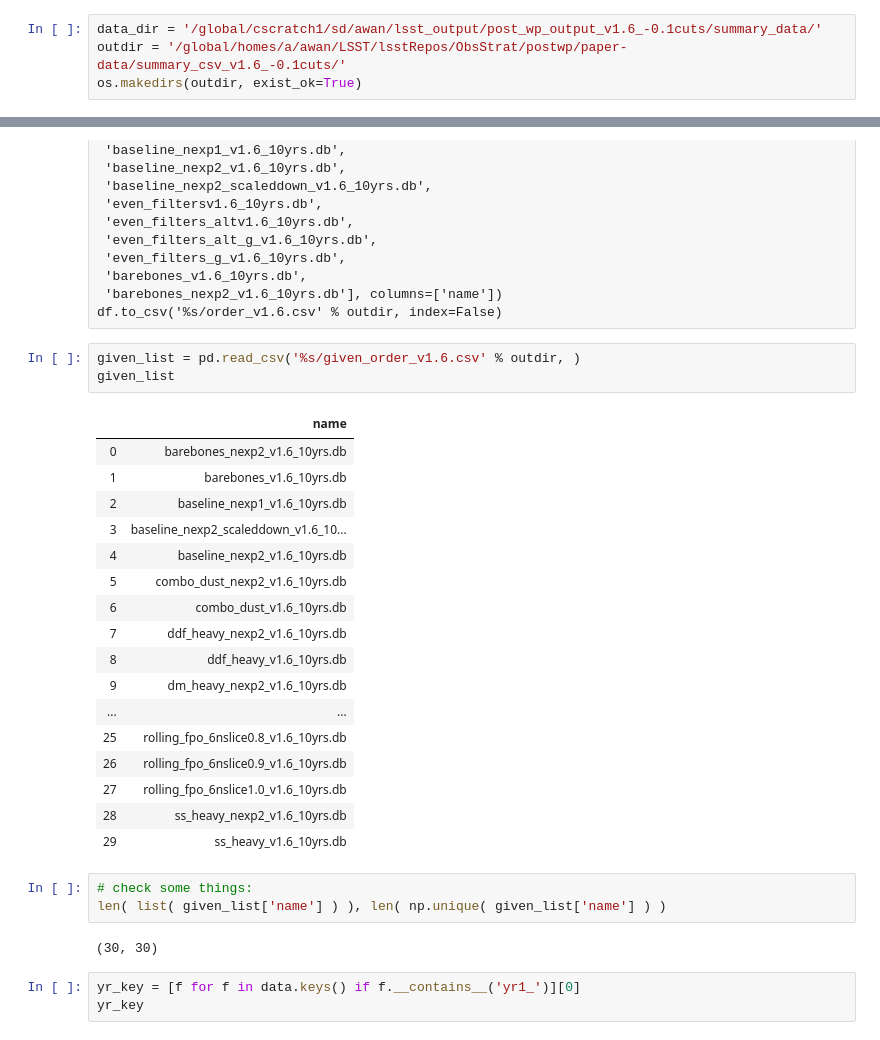
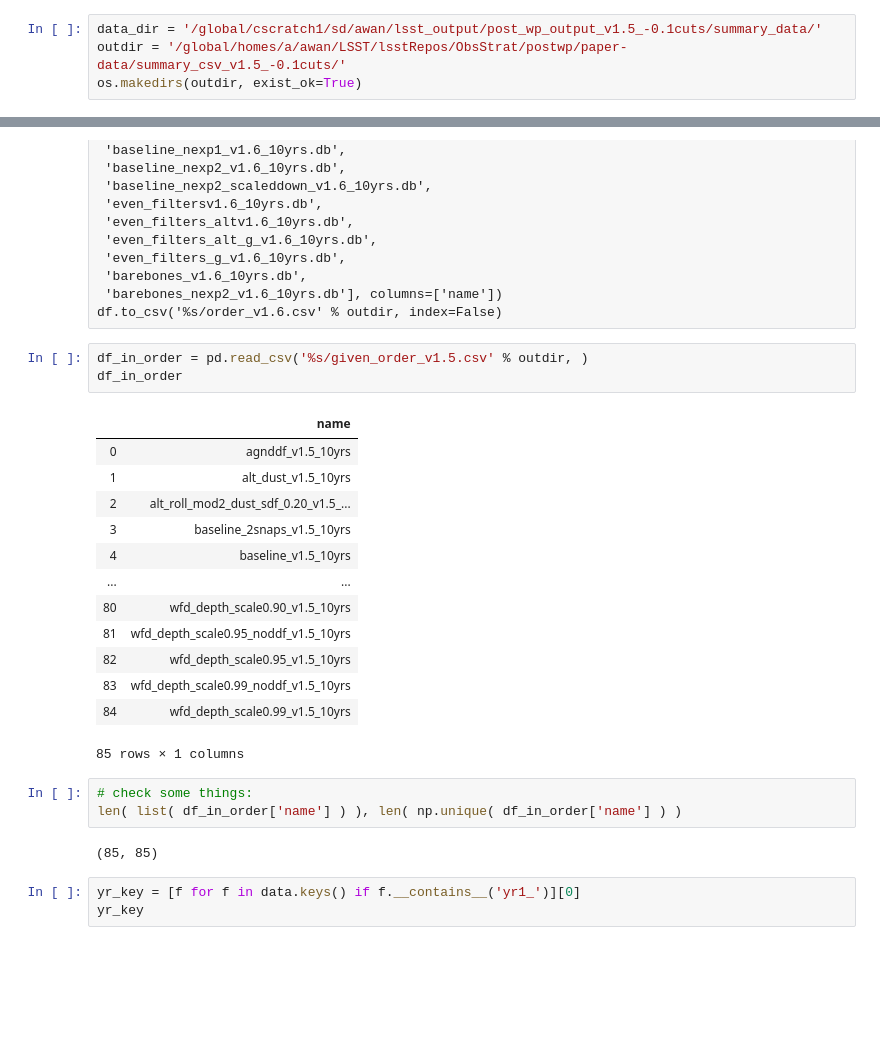
Before and after one commit to LSSTDESC/ObsStrat, a Jupyter notebook: postwp/paper_data.ipynb, the cells around one changed output, grey strips where cells are left out. Saved outputs shown, nothing was run; the diff lists cells and outputs as text; blank space fills up the shorter version.

Commit message:
updated notebook for v1.5 csv data for static and lss metrics.

```diff
--- a/postwp/paper_data.ipynb
+++ b/postwp/paper_data.ipynb
@@ -8,8 +8,8 @@ import os
 import pandas as pd
 %matplotlib inline
 # %%
-data_dir = '/global/cscratch1/sd/awan/lsst_output/post_wp_output_v1.6_-0.1cuts/summary_data/'
-outdir = '/global/homes/a/awan/LSST/lsstRepos/ObsStrat/postwp/paper-data/summary_csv_v1.6_-0.1cuts/'
+data_dir = '/global/cscratch1/sd/awan/lsst_output/post_wp_output_v1.5_-0.1cuts/summary_data/'
+outdir = '/global/homes/a/awan/LSST/lsstRepos/ObsStrat/postwp/paper-data/summary_csv_v1.5_-0.1cuts/'
 os.makedirs(outdir, exist_ok=True)
 # %% [markdown]
 #### read in the data for the static metrics and store as a dictionary
@@ -91,31 +91,27 @@ df = pd.DataFrame(['mw_heavy_v1.6_10yrs.db',
  'barebones_nexp2_v1.6_10yrs.db'], columns=['name'])
 df.to_csv('%s/order_v1.6.csv' % outdir, index=False)
 # %%
-given_list = pd.read_csv('%s/given_order_v1.6.csv' % outdir, )
-given_list
+df_in_order = pd.read_csv('%s/given_order_v1.5.csv' % outdir, )
+df_in_order
 # %% [output]
 |  | name |
-| 0 | barebones_nexp2_v1.6_10yrs.db |
-| 1 | barebones_v1.6_10yrs.db |
-| 2 | baseline_nexp1_v1.6_10yrs.db |
-| 3 | baseline_nexp2_scaleddown_v1.6_10... |
-| 4 | baseline_nexp2_v1.6_10yrs.db |
-| 5 | combo_dust_nexp2_v1.6_10yrs.db |
-| 6 | combo_dust_v1.6_10yrs.db |
-| 7 | ddf_heavy_nexp2_v1.6_10yrs.db |
-| 8 | ddf_heavy_v1.6_10yrs.db |
-| 9 | dm_heavy_nexp2_v1.6_10yrs.db |
+| 0 | agnddf_v1.5_10yrs |
+| 1 | alt_dust_v1.5_10yrs |
+| 2 | alt_roll_mod2_dust_sdf_0.20_v1.5_... |
+| 3 | baseline_2snaps_v1.5_10yrs |
+| 4 | baseline_v1.5_10yrs |
 | ... | ... |
-| 25 | rolling_fpo_6nslice0.8_v1.6_10yrs.db |
-| 26 | rolling_fpo_6nslice0.9_v1.6_10yrs.db |
-| 27 | rolling_fpo_6nslice1.0_v1.6_10yrs.db |
-| 28 | ss_heavy_nexp2_v1.6_10yrs.db |
-| 29 | ss_heavy_v1.6_10yrs.db |
+| 80 | wfd_depth_scale0.90_v1.5_10yrs |
+| 81 | wfd_depth_scale0.95_noddf_v1.5_10yrs |
+| 82 | wfd_depth_scale0.95_v1.5_10yrs |
+| 83 | wfd_depth_scale0.99_noddf_v1.5_10yrs |
+| 84 | wfd_depth_scale0.99_v1.5_10yrs |
+85 rows × 1 columns
 # %%
 # check some things:
-len( list( given_list['name'] ) ), len( np.unique( given_list['name'] ) )
+len( list( df_in_order['name'] ) ), len( np.unique( df_in_order['name'] ) )
 # %% [output]
-(30, 30)
+(85, 85)
 # %%
 yr_key = [f for f in data.keys() if f.__contains__('yr1_')][0]
 yr_key
```
Also changed, not shown: parts of 24 cells of this notebook.
